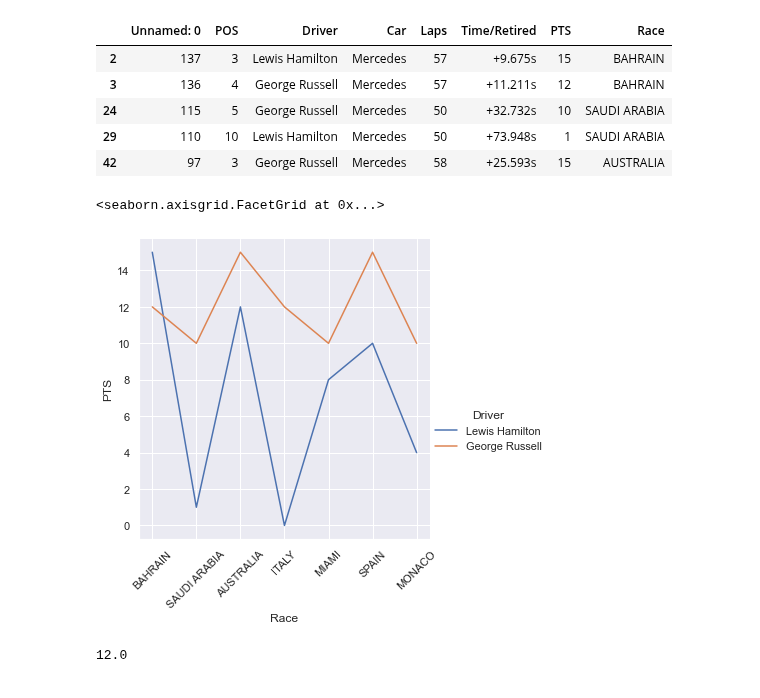
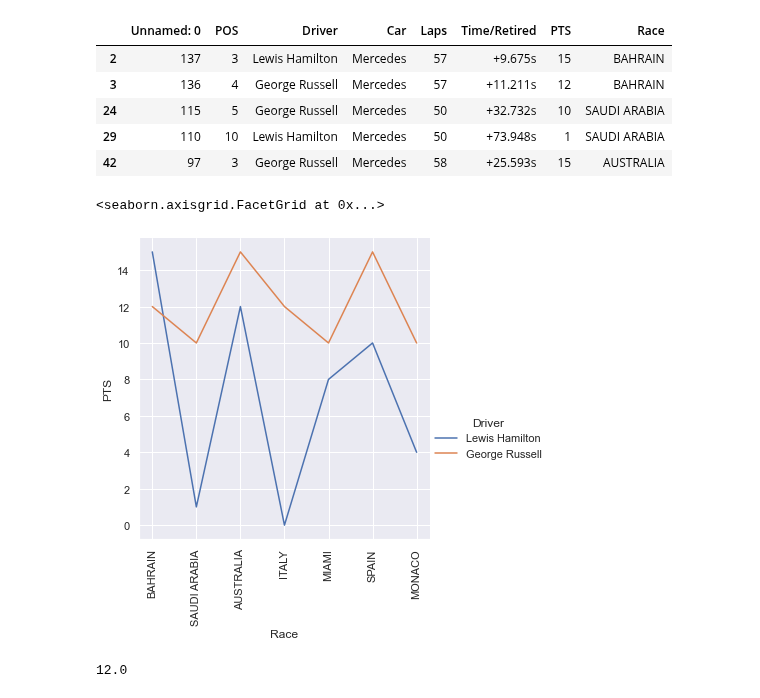
Before and after one commit to JB-26/f1-2022-analysis, a Jupyter notebook: hamilton-russell.ipynb, the cells around one changed output. Cells and saved outputs as stored; diff of their text form; code cells hidden in the pictures.

```diff
--- a/hamilton-russell.ipynb
+++ b/hamilton-russell.ipynb
@@ -37,14 +37,12 @@ mercedes_df.head()
 | 29 | 110 | 10 | Lewis Hamilton | Mercedes | 50 | +73.948s | 1 | SAUDI ARABIA |
 | 42 | 97 | 3 | George Russell | Mercedes | 58 | +25.593s | 15 | AUSTRALIA |
 # %%
-#define figure size
-#sns.set(rc={"figure.figsize":(30, 50)}) #width=10, height=7
 # create plot
 plot = sns.relplot(data=mercedes_df, kind='line', x='Race', y='PTS', hue='Driver', markers=True)
-plot.set_xticklabels(rotation=45)
+plot.set_xticklabels(rotation=90)
 # %% [output]
 <seaborn.axisgrid.FacetGrid at 0x...>
-[figure, old version]
+[figure, new version]
 # %%
 mercedes_df.loc[mercedes_df['Driver'] == 'George Russell']['PTS'].mean()
 # %% [output]
```
Also changed, not shown: parts of 2 cells of this notebook.
